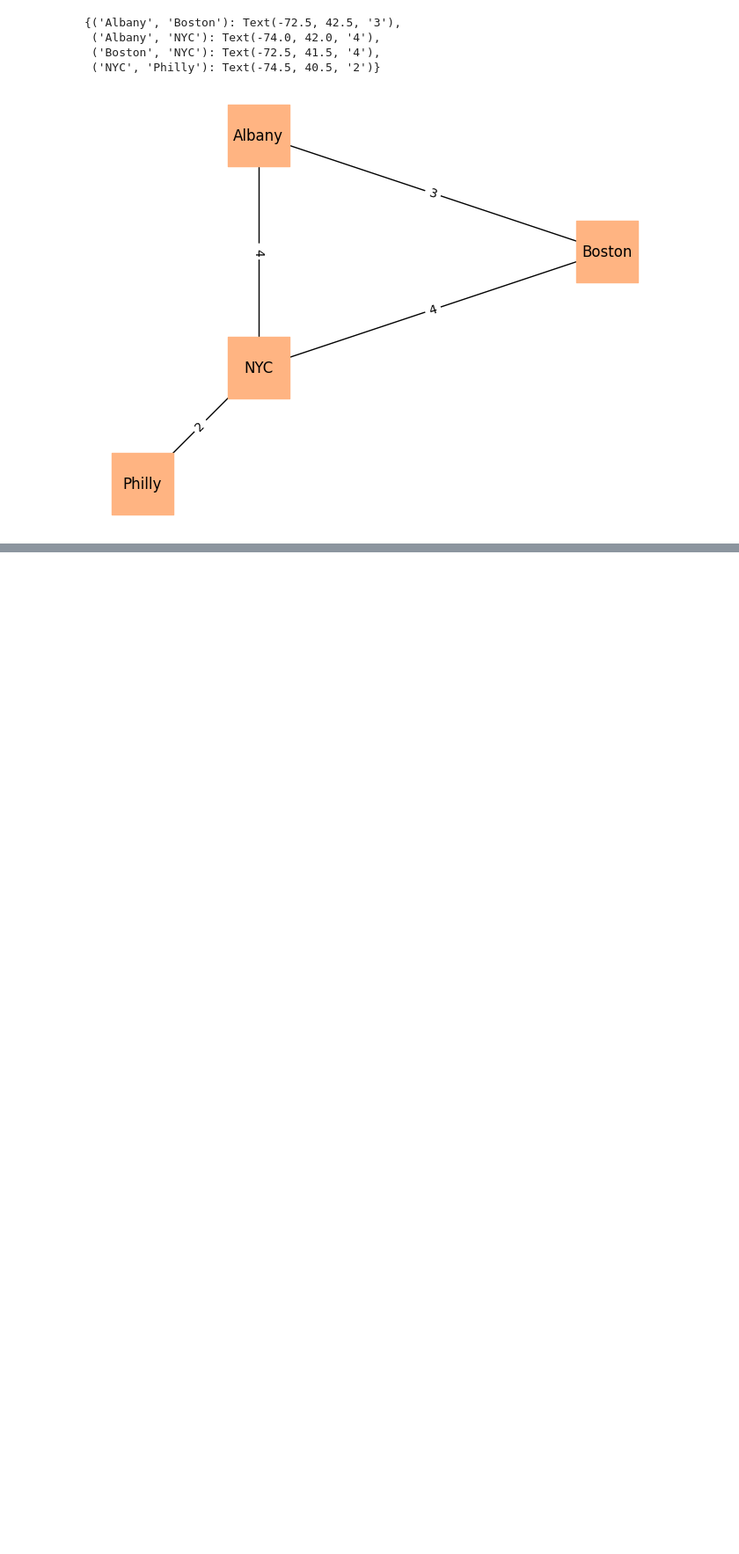
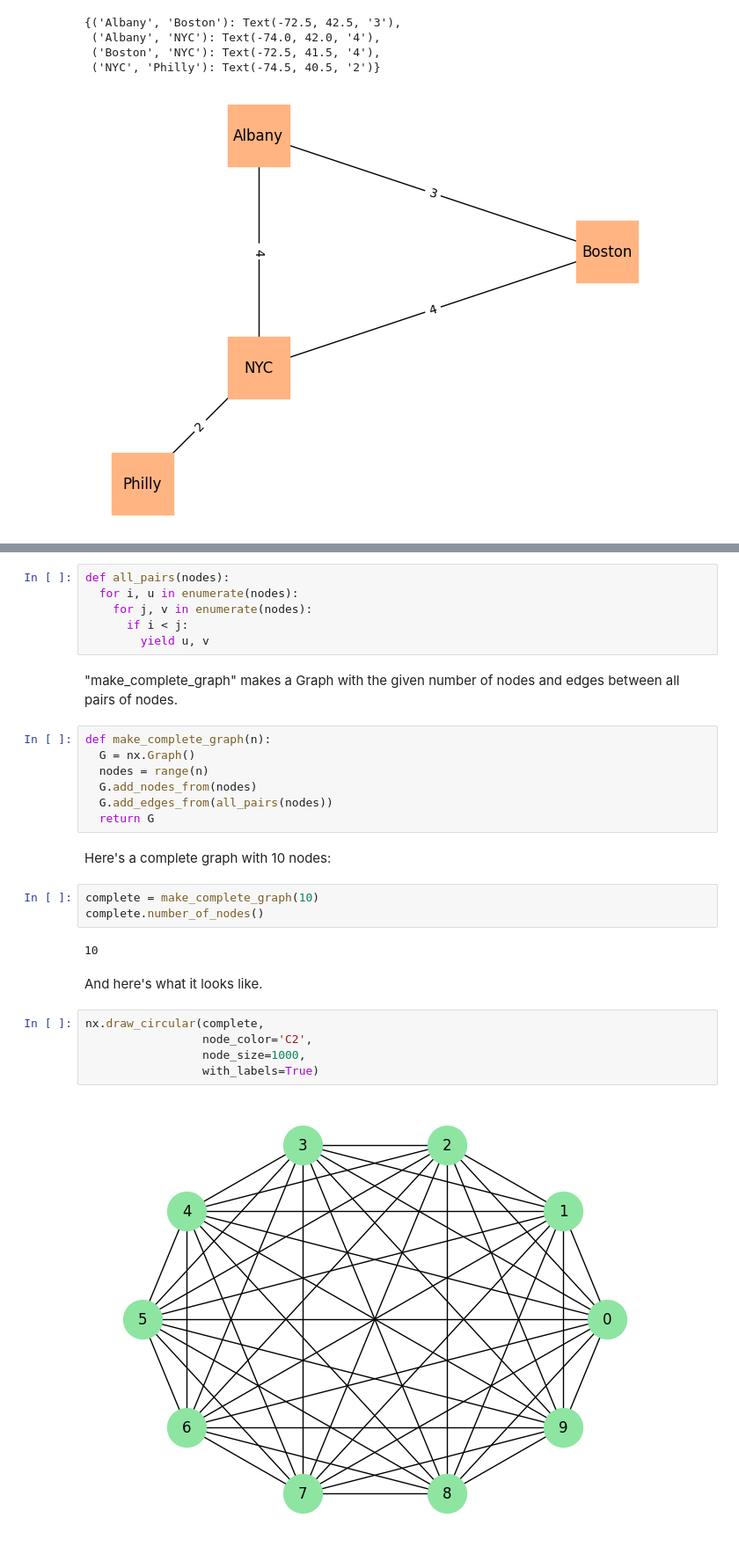
Before and after one commit to joaoholandaa/redes-complexas, a Jupyter notebook: graphs.ipynb, the cells around one changed output, grey strips where cells are left out. Shown at 88% size. Drawn from its saved outputs; the diff is of its cells as text; blank space fills up the shorter version.

```diff
--- a/graphs.ipynb
+++ b/graphs.ipynb
@@ -97,0 +101,31 @@ nx.draw_networkx_edge_labels(G, positions,
+# %%
+def all_pairs(nodes):
+  for i, u in enumerate(nodes):
+    for j, v in enumerate(nodes):
+      if i < j:
+        yield u, v
+# %% [markdown]
+"make_complete_graph" makes a Graph with the given number of nodes and edges between all pairs of nodes.
+# %%
+def make_complete_graph(n):
+  G = nx.Graph()
+  nodes = range(n)
+  G.add_nodes_from(nodes)
+  G.add_edges_from(all_pairs(nodes))
+  return G
+# %% [markdown]
+Here's a complete graph with 10 nodes:
+# %%
+complete = make_complete_graph(10)
+complete.number_of_nodes()
+# %% [output]
+10
+# %% [markdown]
+And here's what it looks like.
+# %%
+nx.draw_circular(complete,
+                 node_color='C2',
+                 node_size=1000,
+                 with_labels=True)
+# %% [output]
+[figure, added]
```
Also changed, not shown: parts of 3 cells of this notebook.
